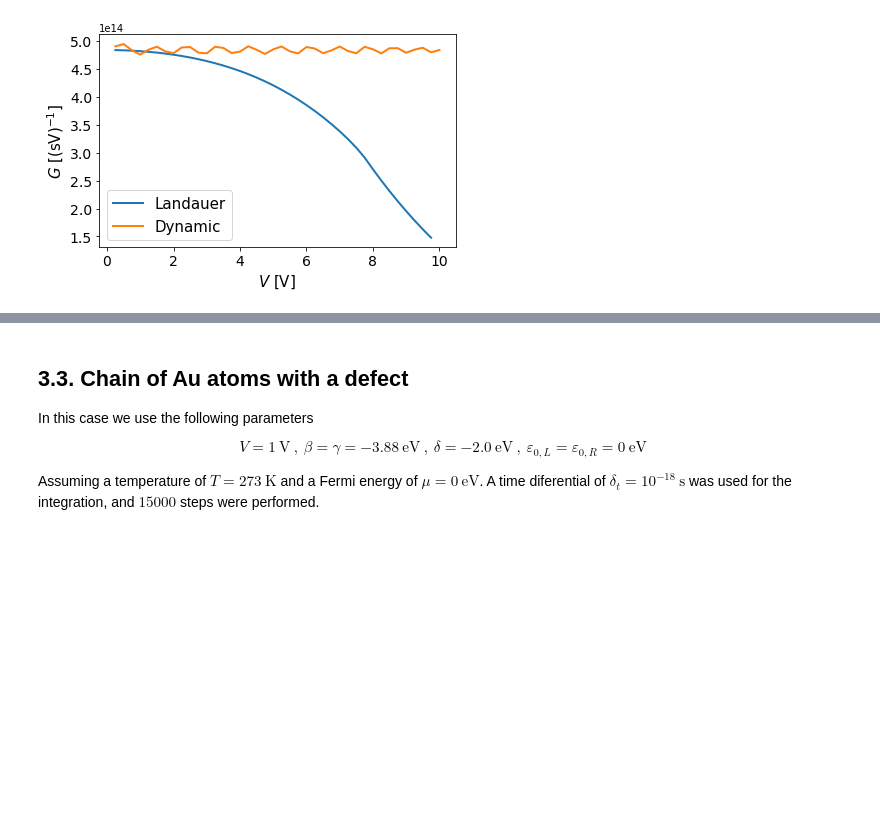
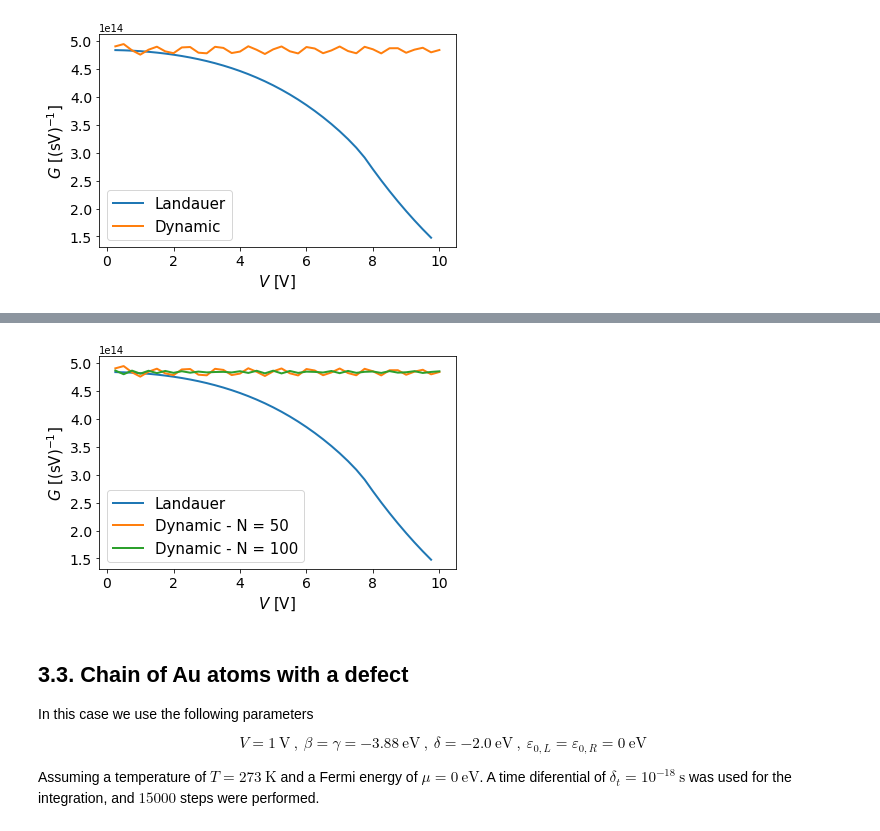
Before and after one commit to FrancoAquistapace/quantum_mechanics_2, a Jupyter notebook: Final_TP/Conductance_diatomic_molecule.ipynb, the cells around one changed output, grey strips where cells are left out. Cells and saved outputs as stored; diff of their text form; code cells hidden in the pictures; blank space fills up the shorter version.

```diff
--- a/Final_TP/Conductance_diatomic_molecule.ipynb
+++ b/Final_TP/Conductance_diatomic_molecule.ipynb
@@ -1283,3 +1331,13 @@ The difference between the simulation and the Landauer formalism is quite notice
+# %%
+compare_conductance([AuChain_Landauer_VResults,
+                     get_I(AuChain_N50_VResults,cut_left=2e-15,cut_right=7e-15),
+                     get_I(AuChain_N100_VResults,cut_left=2e-15,cut_right=7e-15)],
+                 [[0.25*(i+1.0001) for i in range(39)],
+                  [0.25*(i+1) for i in range(40)],
+                  [0.25*(i+1) for i in range(40)]],
+                 labels=['Landauer','Dynamic - N = 50','Dynamic - N = 100'])
+# %% [output]
+[figure, added]
 # %% [markdown]
 ## 3.3. Chain of Au atoms with a defect
 
```
Also changed, not shown: parts of 6 cells of this notebook.
